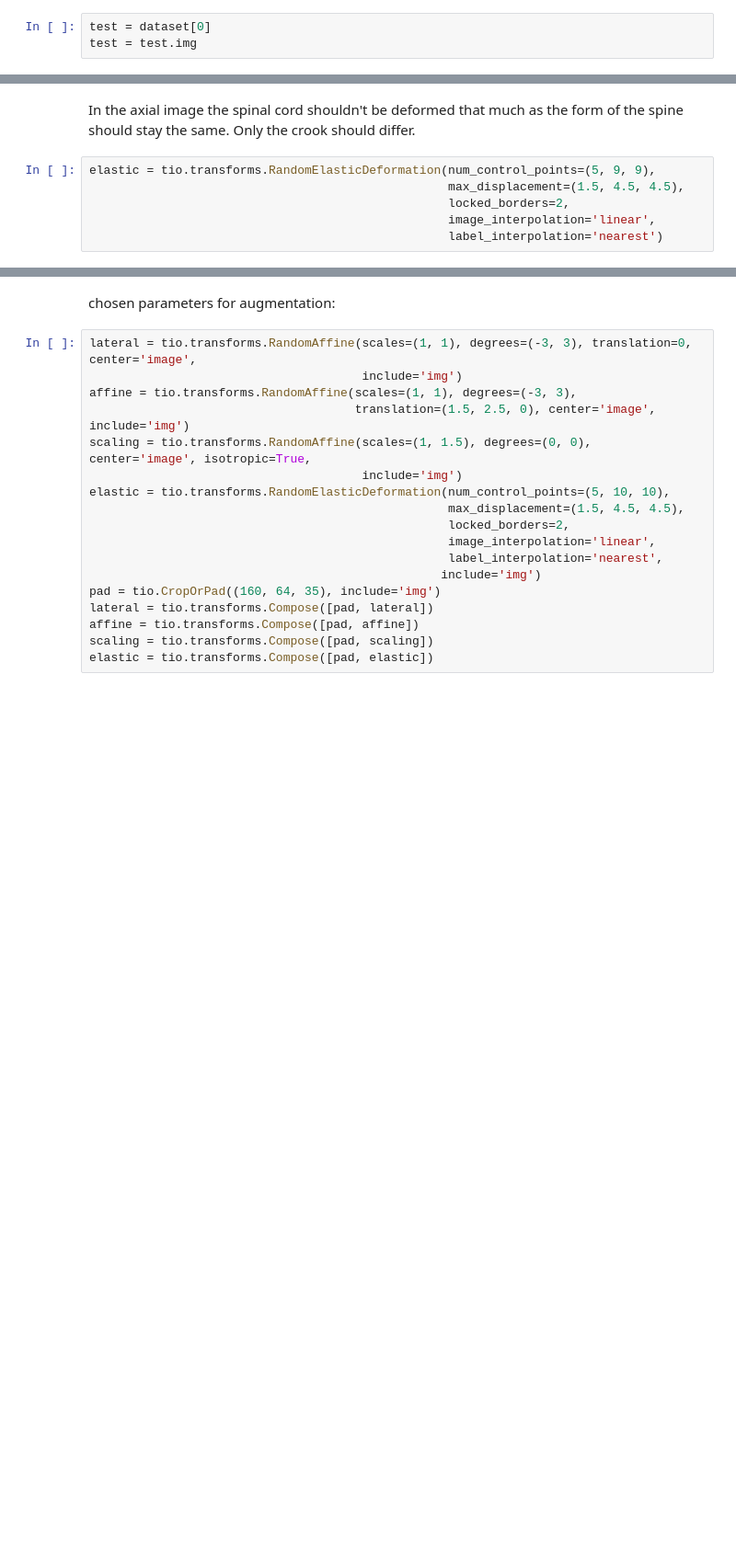
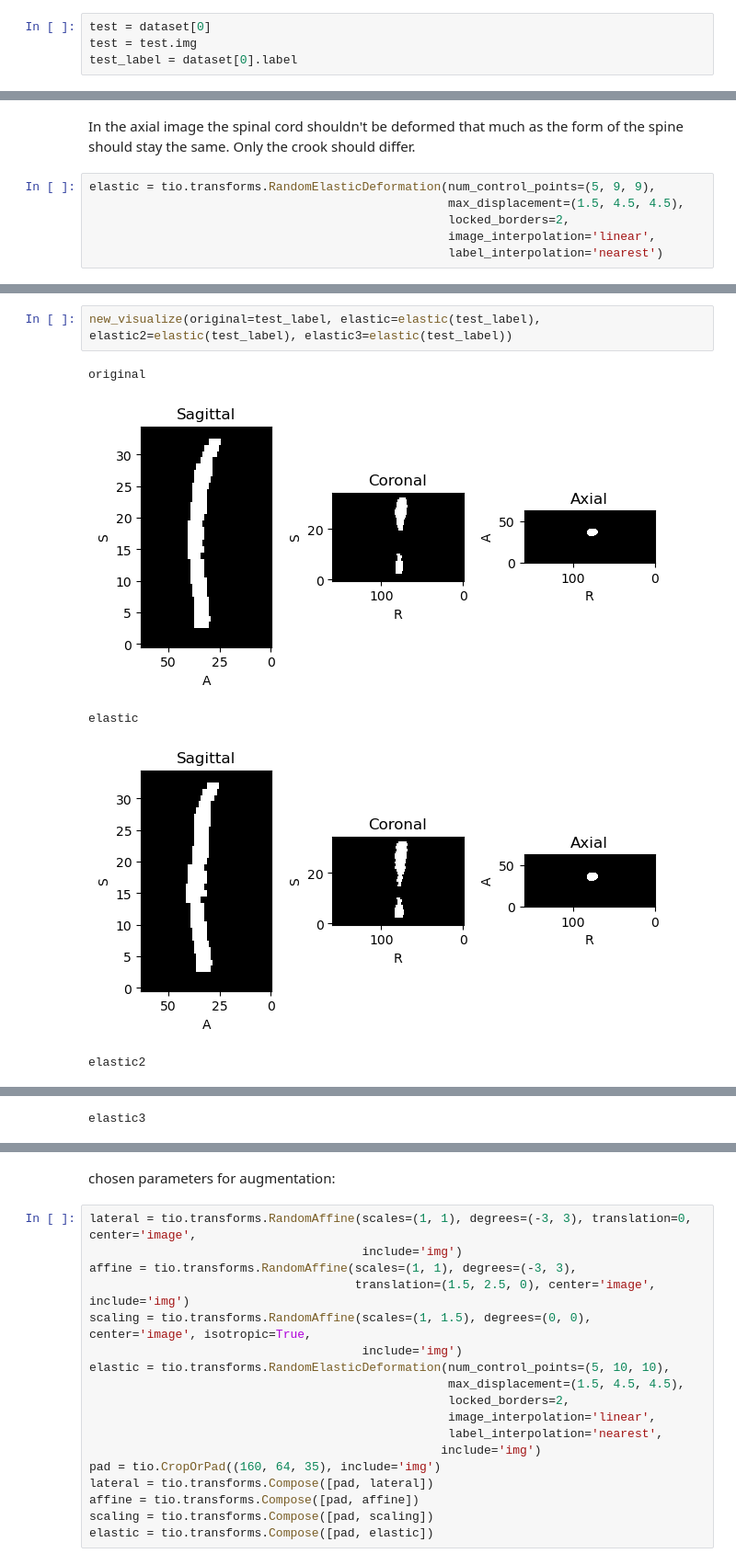
Before and after one commit to TimXdang/SpinalcordSeg, a Jupyter notebook: Playground_2.ipynb, the cells around one changed output, grey strips where cells are left out. Shown at 92% size. Drawn from its saved outputs; the diff is of its cells as text; blank space fills up the shorter version.

```diff
--- a/Playground_2.ipynb
+++ b/Playground_2.ipynb
@@ -457,6 +510,7 @@ scaling = tio.transforms.RandomAffine(scales=(1, 1.5), degrees=(0, 0), center='i
 # %%
 test = dataset[0]
 test = test.img
+test_label = dataset[0].label
 # %%
 visualize(original=test.data[0,:,:,12], scaled=scaling(test).data[0,:,:,12])
 # %% [output]
@@ -517,0 +579,8 @@ new_visualize(none(test), test)
+# %%
+new_visualize(original=test_label, elastic=elastic(test_label), elastic2=elastic(test_label), elastic3=elastic(test_label))
+# %% [output]
+original
+[figure, added]
+elastic
+[figure, added]
+elastic2
@@ -517,0 +588 @@ new_visualize(none(test), test)
+elastic3
```
Also changed, not shown: parts of 25 cells of this notebook, 4 other files.
